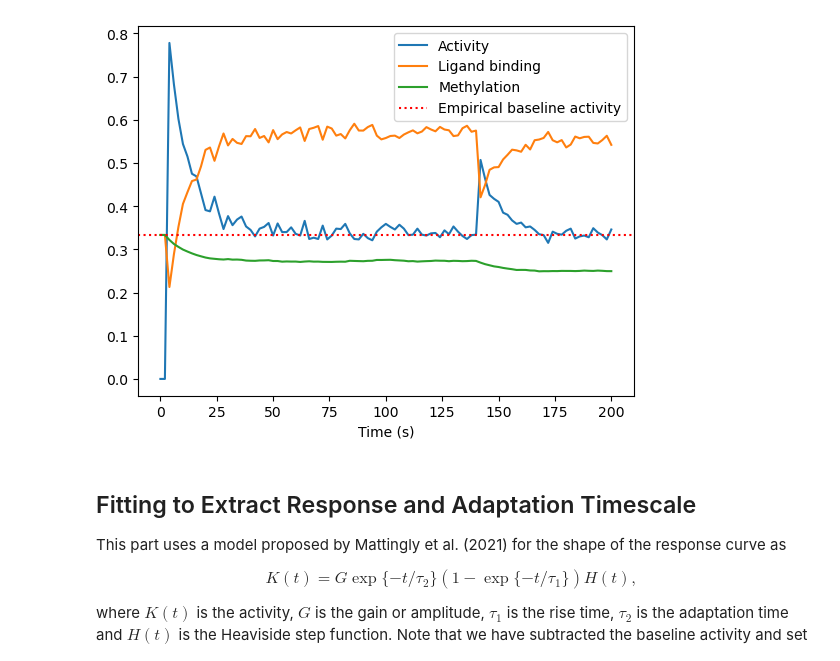
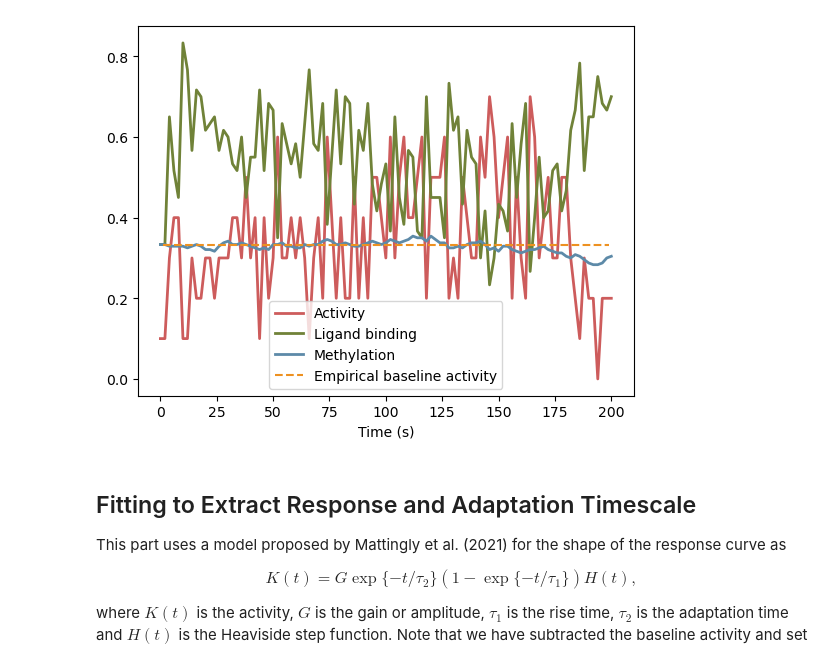
Before and after one commit to Biochemical-Networks/Chemotactic-Receptor-Array-MWC-Ising, a Jupyter notebook: dynamic_mwc_full.ipynb, the cells around one changed output. Saved outputs shown, nothing was run; the diff lists cells and outputs as text; code cells hidden in the pictures.

```diff
--- a/dynamic_mwc_full.ipynb
+++ b/dynamic_mwc_full.ipynb
@@ -8,3 +10,9 @@ from scipy.optimize import curve_fit
+# %%
+# define some colours to use throughout for plotting
+my_red = '#CD5C5C'
+my_blue = '#5D8AA8'
+my_yellow = '#ED9121'
+my_green = '#708238'
 # %%
 # set the events with the corresponding rates
 @numba.jit(nopython=True)
@@ -237,24 +153,25 @@ def gillespie_full(a0,l0,m0,tf,n_steps,n_sims,step_change,cnew,
 # %%
-a0 = 0.
 l0 = 2.
 m0 = 8.
 tf = 200
 n_steps = 100
-n_sims = 10**3
+n_sims = 10**1
 step_change = 70
 cnew = 80
 
-results, time = gillespie_full(a0,l0,m0,tf,n_steps,n_sims,step_change,cnew)
+all_states, time = gillespie_full(l0,m0,tf,n_steps,n_sims,step_change=step_change,cnew=cnew)
 
-plt.plot(time,results[:,0],label='Activity')
-plt.plot(time,results[:,1],label='Ligand binding')
-plt.plot(time,results[:,2],label='Methylation')
-plt.axhline(y=1/3,xmin=0,xmax=1,linestyle=':',color='r',label='Empirical baseline activity')
+av_states = np.mean(all_states,axis=0)
+
+plt.plot(time,av_states[:,0],label='Activity',color=my_red,linewidth=2.0)
+plt.plot(time,av_states[:,1],label='Ligand binding',color=my_green,linewidth=2.0)
+plt.plot(time,av_states[:,2],label='Methylation',color=my_blue,linewidth=2.0)
+plt.axhline(y=1/3,xmin=0.05,xmax=0.95,linestyle='--',color=my_yellow,label='Empirical baseline activity')
 plt.xlabel('Time (s)')
 plt.legend()
 plt.show()
 # %% [output]
-[figure, old version]
+[figure, new version]
 # %% [markdown]
 ## Fitting to Extract Response and Adaptation Timescale
 
```
Also changed, not shown: parts of 2 cells of this notebook, 3 other files.
